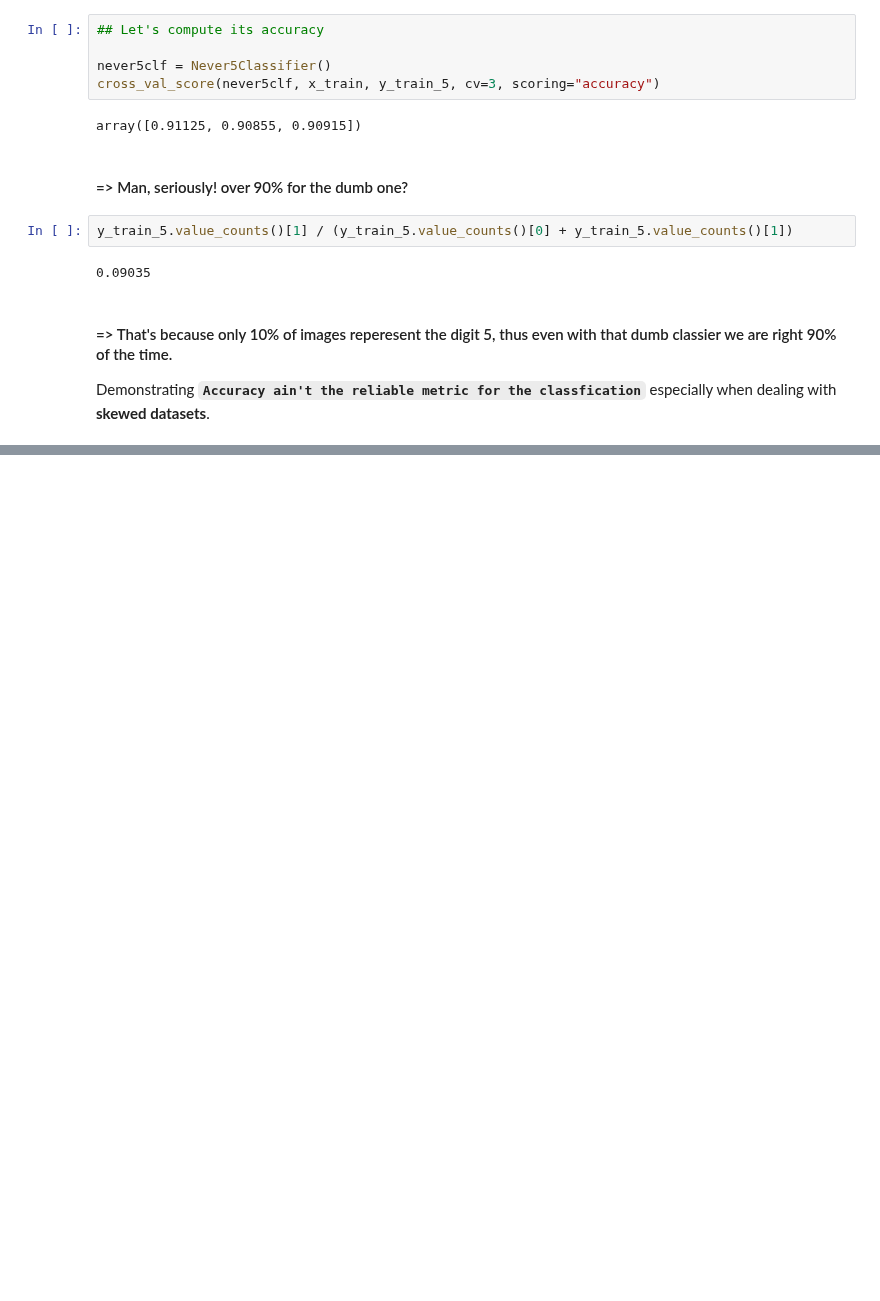
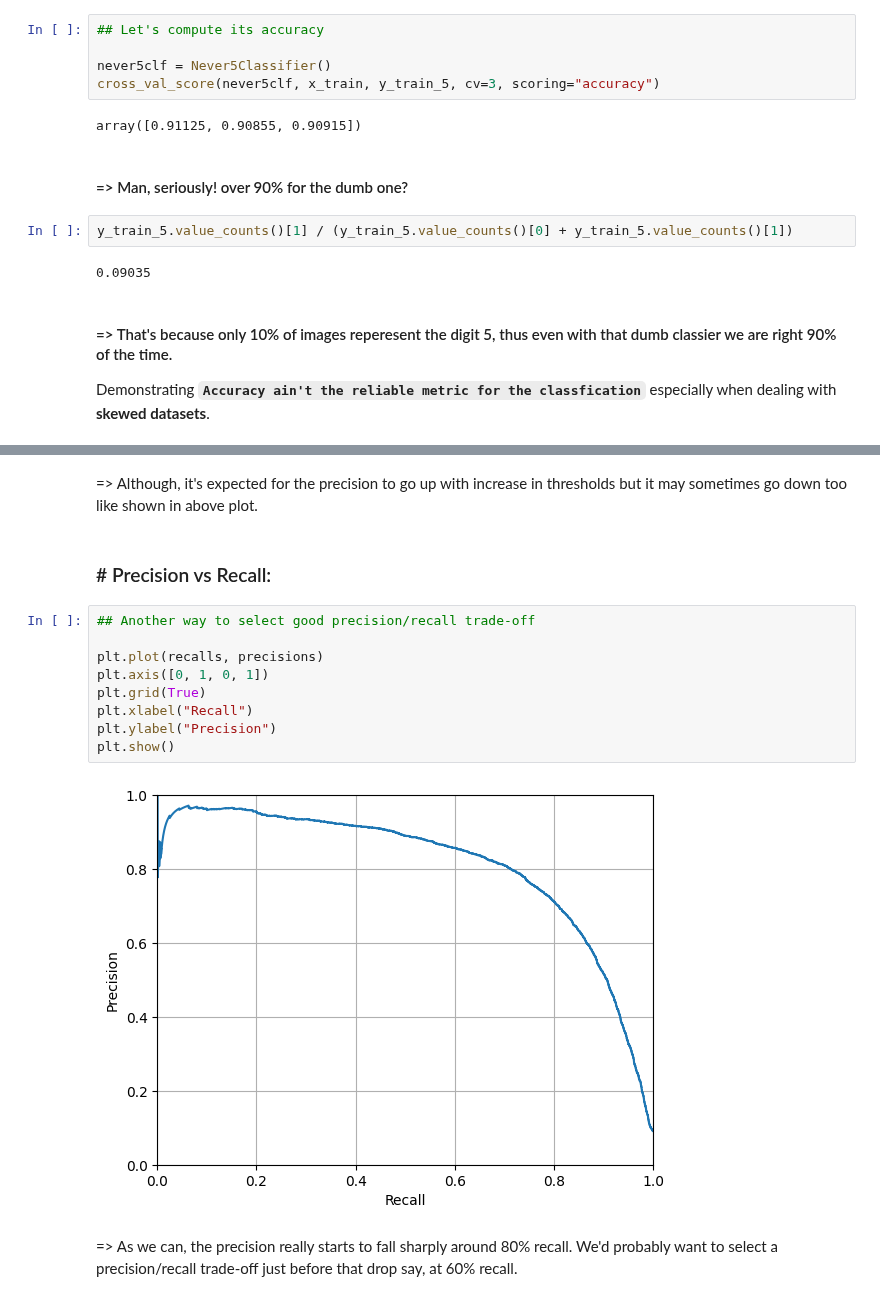
Before and after one commit to suryanshyaknow/machine-learning, a Jupyter notebook: in2__classification/in1__classification.ipynb, the cells around one changed output, grey strips where cells are left out. Saved outputs shown, nothing was run; the diff lists cells and outputs as text; blank space fills up the shorter version.

```diff
--- a/in2__classification/in1__classification.ipynb
+++ b/in2__classification/in1__classification.ipynb
@@ -343,0 +384,17 @@ array([819.55072423])
+# %% [markdown]
+=> Although, it's expected for the precision to go up with increase in thresholds but it may sometimes go down too like shown in above plot.
+# %% [markdown]
+### # Precision vs Recall:
+# %%
+## Another way to select good precision/recall trade-off
+
+plt.plot(recalls, precisions)
+plt.axis([0, 1, 0, 1])
+plt.grid(True)
+plt.xlabel("Recall")
+plt.ylabel("Precision")
+plt.show()
+# %% [output]
+[figure, added]
+# %% [markdown]
+=> As we can, the precision really starts to fall sharply around 80% recall. We'd probably want to select a precision/recall trade-off just before that drop say, at 60% recall.
```
Also changed, not shown: parts of 50 cells of this notebook.
